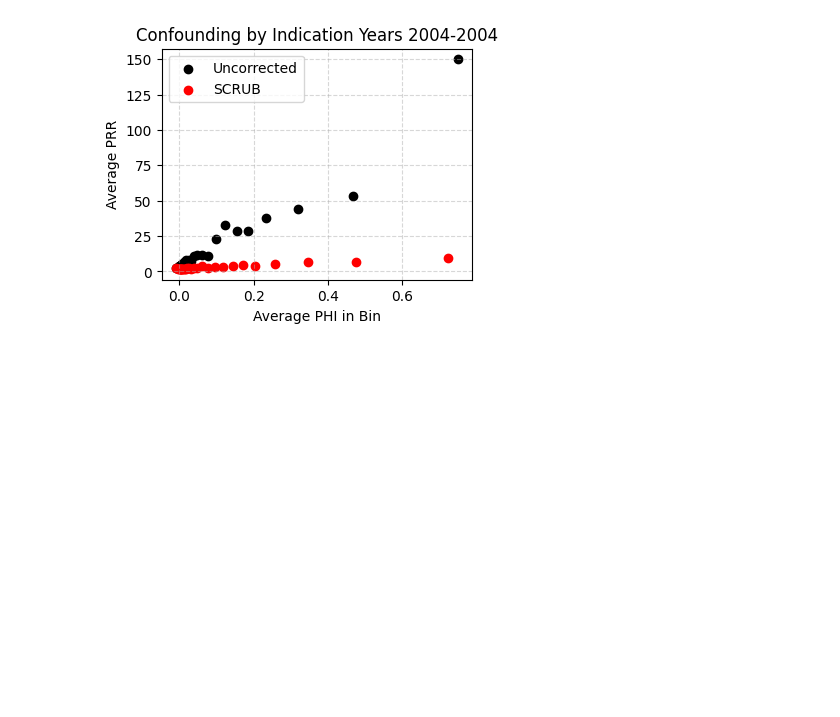
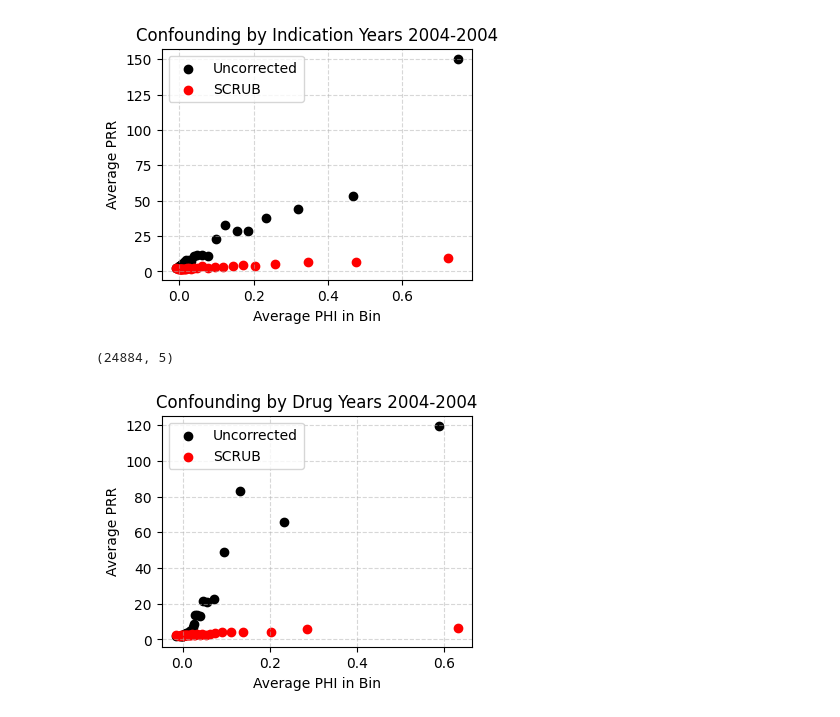
Before and after one commit to tatonetti-lab/offsides, a Jupyter notebook: notebooks/biased_by_confounders.ipynb, the cells around one changed output. Drawn from its saved outputs; the diff is of its cells as text; code cells hidden in the pictures; blank space fills up the shorter version.

```diff
--- a/notebooks/biased_by_confounders.ipynb
+++ b/notebooks/biased_by_confounders.ipynb
@@ -179 +183,41 @@ plt.legend()
+# %%
+conf_drug_rea_df = dfs['drug_rea_df'].copy()
+conf_drug_rea_df.rename(columns={'drug': 'conf_drug'}, inplace=True)
+
+drugs = confounder_drug_reaction_correlation(
+    conf_drug_rea_df,  # DataFrame for confounder-reaction links
+    dfs['drug_drug_df'], # DataFrame for confounder-drug links
+    dfs['drug_rea_df'], # DataFrame for drug-reaction links
+    conf_rea_threshold=10,  # Identify strong indication-reaction links
+    min_threshold_for_drug=min_threshold_for_drug,  # Threshold for PRR in drugs
+    num_bins=30, # Number of bins to group data in plot
+    type='mean', # calculate proportion above threshold or mean
+    conf_rea_col = 'PRR', # statistic to use for confounder-reaction relationship
+    conf_drug_col = 'PHI', # statistic to use for confounder-drug relationship
+    drug_rea_col = 'PRR', # statistic to use for drug-reaction relationship
+    conf_col_name='conf_drug', # name of confounder
+    title = f'Confounding by Drug Years {start_year}-{end_year}',
+    label='Uncorrected'
+)
+
+_ = confounder_drug_reaction_correlation(
+    conf_drug_rea_df,  # DataFrame for confounder-reaction links
+    dfs['drug_drug_df'], # DataFrame for confounder-drug links
+    rep0, # DataFrame for drug-reaction links
+    conf_rea_threshold=10,  # Identify strong indication-reaction links
+    min_threshold_for_drug=min_threshold_for_drug,  # Threshold for PRR in drugs
+    num_bins=30, # Number of bins to group data in plot
+    type='mean', # calculate proportion above threshold or mean
+    conf_rea_col = 'PRR', # statistic to use for confounder-reaction relationship
+    conf_drug_col = 'PHI', # statistic to use for confounder-drug relationship
+    drug_rea_col = 'PRR', # statistic to use for drug-reaction relationship
+    conf_col_name='conf_drug', # name of confounder
+    title = f'Confounding by Drug Years {start_year}-{end_year}',
+    newfig=False, color='red', label='SCRUB'
+)
+plt.legend()
+drugs.shape
+# %% [output]
+(24884, 5)
+[figure, added]
 # %%
```
Also changed, not shown: parts of 12 cells of this notebook, 4 other files.
